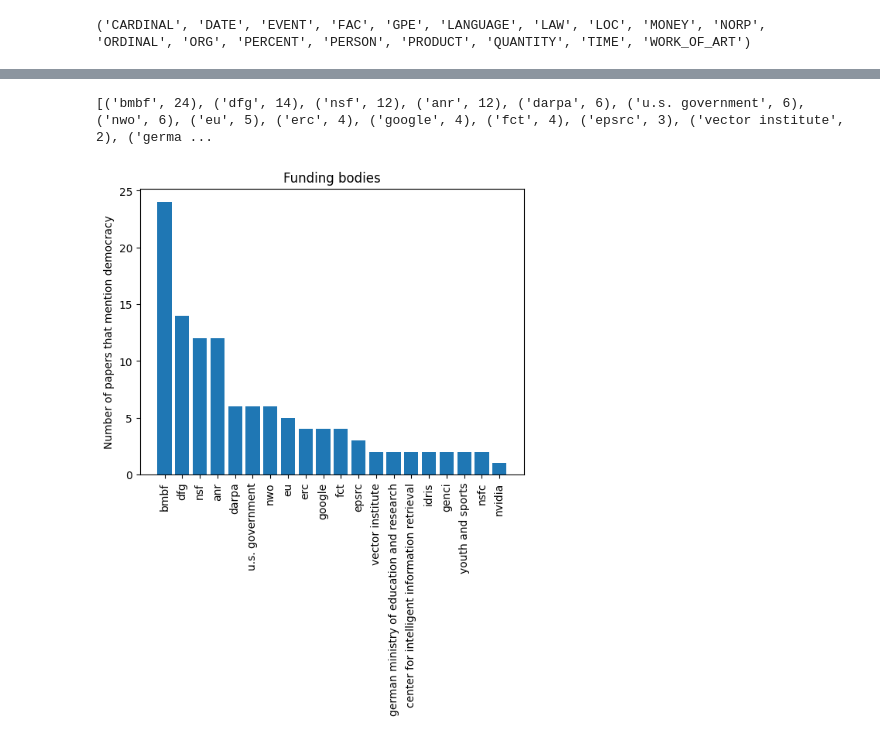
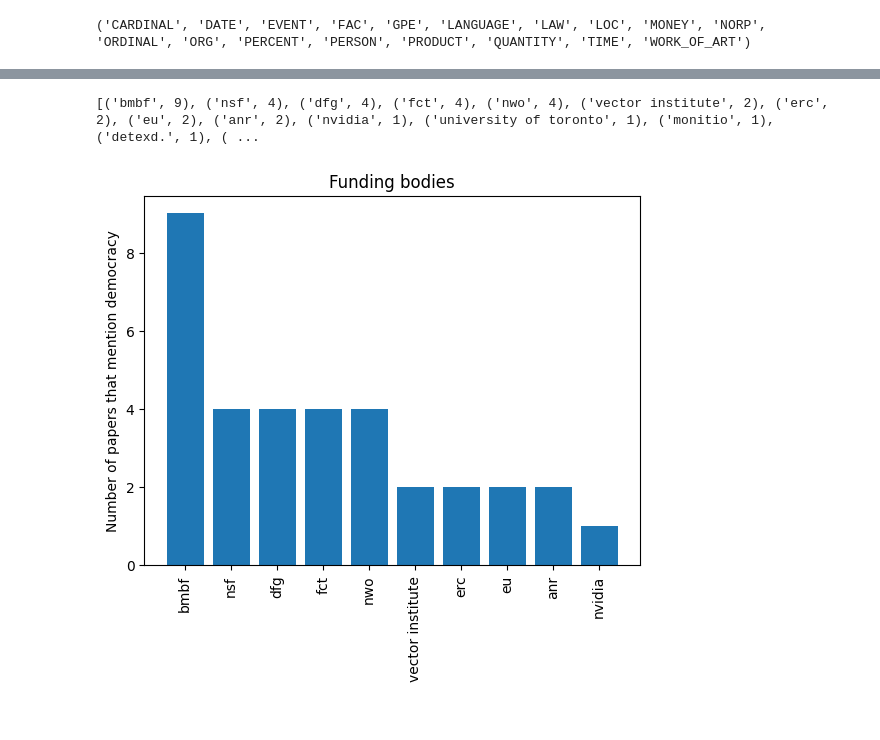
Before and after one commit to ArjunSubramonian/democratization-nlp, a Jupyter notebook: explore-papers.ipynb, the cells around one changed output, grey strips where cells are left out. Saved outputs shown, nothing was run; the diff lists cells and outputs as text; code cells hidden in the pictures.

```diff
--- a/explore-papers.ipynb
+++ b/explore-papers.ipynb
@@ -178,6 +229,10 @@ exclude_terms = set([
     'department of computer science and engineering',
     'department of computer science',
     'beijingchina',
+    'denmark',
+    'switzerland',
+    'institute for natural language processing',
+    'ims'
 ])
 # %%
 all_affils = []
@@ -299,7 +334,9 @@ plt.show()
 # %% [markdown]
 ## Paper structure
 # %%
-excerpts_df = pd.read_csv('excerpts.csv')
+prefiltered_papers_df = pd.read_csv('annotated-excerpts.csv')
+filtered_papers_df = prefiltered_papers_df[prefiltered_papers_df['1 = Relevant / 0 = Irrelevant'] == 1]
+excerpts_df = filtered_papers_df[filtered_papers_df['1 = Reference'] != 1]
 excerpts_map = {}
 
 for index, row in excerpts_df.iterrows():
@@ -314,13 +351,13 @@ for index, row in df.iterrows():
 
         excerpt_idx = row['metadata']['title'].find(excerpt)
         if excerpt_idx != -1:
-            all_sections.append("Title")
+            all_sections.append("title")
             continue
 
         if row['metadata']['abstract']:
             excerpt_idx = row['metadata']['abstract'].find(excerpt)
             if excerpt_idx != -1:
-                all_sections.append("Abstract")
+                all_sections.append("abstract")
                 continue
 
         excerpt_idx = row['content']['grobid']['contents'].find(excerpt)
@@ -336,7 +373,7 @@ for index, row in df.iterrows():
                     end = int(end)
 
                 if start <= excerpt_idx and end >= excerpt_idx + len(excerpt):
-                    all_sections.append("Figure")
+                    all_sections.append("figure")
                     figure_flag = True
                     break
         if figure_flag:
@@ -353,7 +390,7 @@ for index, row in df.iterrows():
                     end = int(end)
 
                 if start <= excerpt_idx and end >= excerpt_idx + len(excerpt):
-                    all_sections.append("Table")
+                    all_sections.append("table")
                     table_flag = True
                     break
         if table_flag:
@@ -362,7 +399,7 @@ for index, row in df.iterrows():
         if row['content']['grobid']['annotations']['section_header']:
             section_headers = ast.literal_eval(row['content']['grobid']['annotations']['section_header'])
 
-            prev_header = "Abstract"
+            prev_header = "abstract"
             for header in section_headers:
                 start, end = header['start'], header['end']
                 if type(start) != int:
@@ -370,15 +407,24 @@ for index, row in df.iterrows():
                 if type(end) != int:
                     end = int(end)
 
-                curr_header = row['content']['grobid']['contents'][start:end]
-                if "Table " in curr_header:
-                    curr_header = "Table"
-                elif "Figure " in curr_header:
-                    curr_header = "Figure"
-                elif "Conclusions" == curr_header or "Discussions" == curr_header or "Related Works" == curr_header or "Related Work and Discussions" == curr_header:
+                curr_header = row['content']['grobid']['contents'][start:end].lower()
+                if "table " in curr_header:
+                    curr_header = "table"
+                elif "figure " in curr_header:
+                    curr_header = "figure"
+                elif "conclusions" == curr_header or "discussions" == curr_header or "related works" == curr_header or "related work and discussions" == curr_header:
                     curr_header = curr_header[:-1]
                 elif len(curr_header) > 2 and (curr_header[0].isupper() or curr_header[0].isdigit()) and curr_header[1] == " " and curr_header[0] != "A":
                     curr_header = curr_header[2:]
+
+                if curr_header in ['related work', 'related work and discussion']:
+                    curr_header = 'related work'
+                elif curr_header in ['ethics statement', 'ethical considerations']:
+                    curr_header = 'ethics'
+                elif curr_header in ['data', 'data and tasks']:
+                    curr_header = 'data'
+                elif curr_header in ['conclusion', 'conclusion and future work']:
+                    curr_header = 'conclusion'
 
                 if excerpt_idx < start:
                     all_sections.append(prev_header)
@@ -388,7 +434,7 @@ for index, row in df.iterrows():
 # %%
 uniq_sections, counts_sections = np.unique(all_sections, return_counts=True)
 # %%
-k = 20
+k = 10
 topk_sections = np.argsort(-counts_sections)[:k]
 list(zip(uniq_sections[topk_sections], counts_sections[topk_sections]))
 # %% [output]
@@ -636,17 +662,17 @@ def count_acks(data, parses, ent_type):
 # %%
 count_orgs = count_acks(all_acks, parses, ent_type="ORG")
 print(count_orgs.most_common(20))
 
-k = 20
+k = 10
 acks_plot_data = list(zip(*count_orgs.most_common(k)))
 plt.bar(list(acks_plot_data[0]), list(acks_plot_data[1]))
 for tick in plt.gca().get_xticklabels():
     tick.set_rotation(90)
 plt.ylabel('Number of papers that mention democracy')
 plt.title('Funding bodies')
 plt.show()
 # %% [output]
-[('bmbf', 24), ('dfg', 14), ('nsf', 12), ('anr', 12), ('darpa', 6), ('u.s. government', 6), ('nwo', 6), ('eu', 5), ('erc', 4), ('google', 4), ('fct', 4), ('epsrc', 3), ('vector institute', 2), ('germa ...
+[('bmbf', 9), ('nsf', 4), ('dfg', 4), ('fct', 4), ('nwo', 4), ('vector institute', 2), ('erc', 2), ('eu', 2), ('anr', 2), ('nvidia', 1), ('university of toronto', 1), ('monitio', 1), ('detexd.', 1), ( ...
-[figure, old version]
+[figure, new version]
 # %%
 count_persons = count_acks(all_acks, parses, ent_type="PERSON")
```
Also changed, not shown: parts of 27 cells of this notebook, 1 other file.
